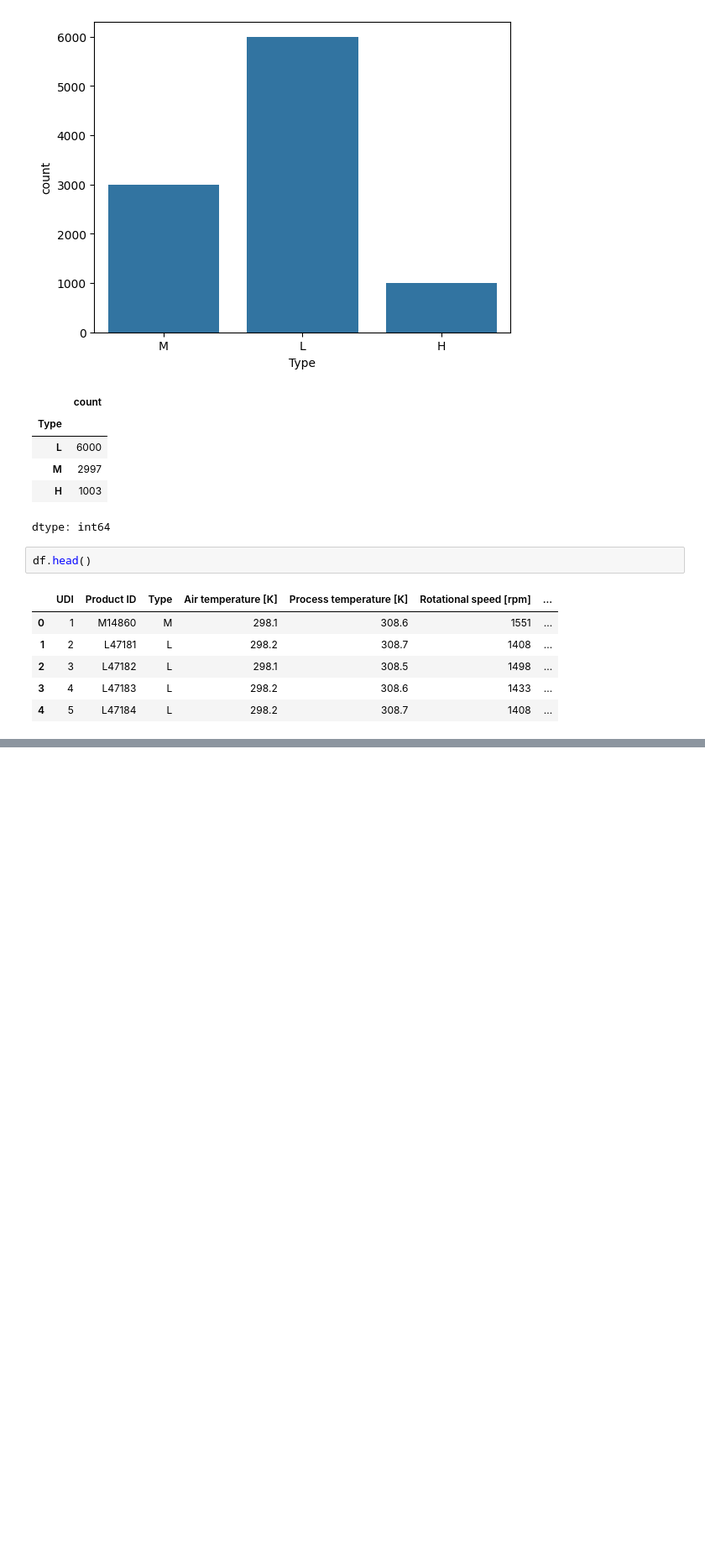
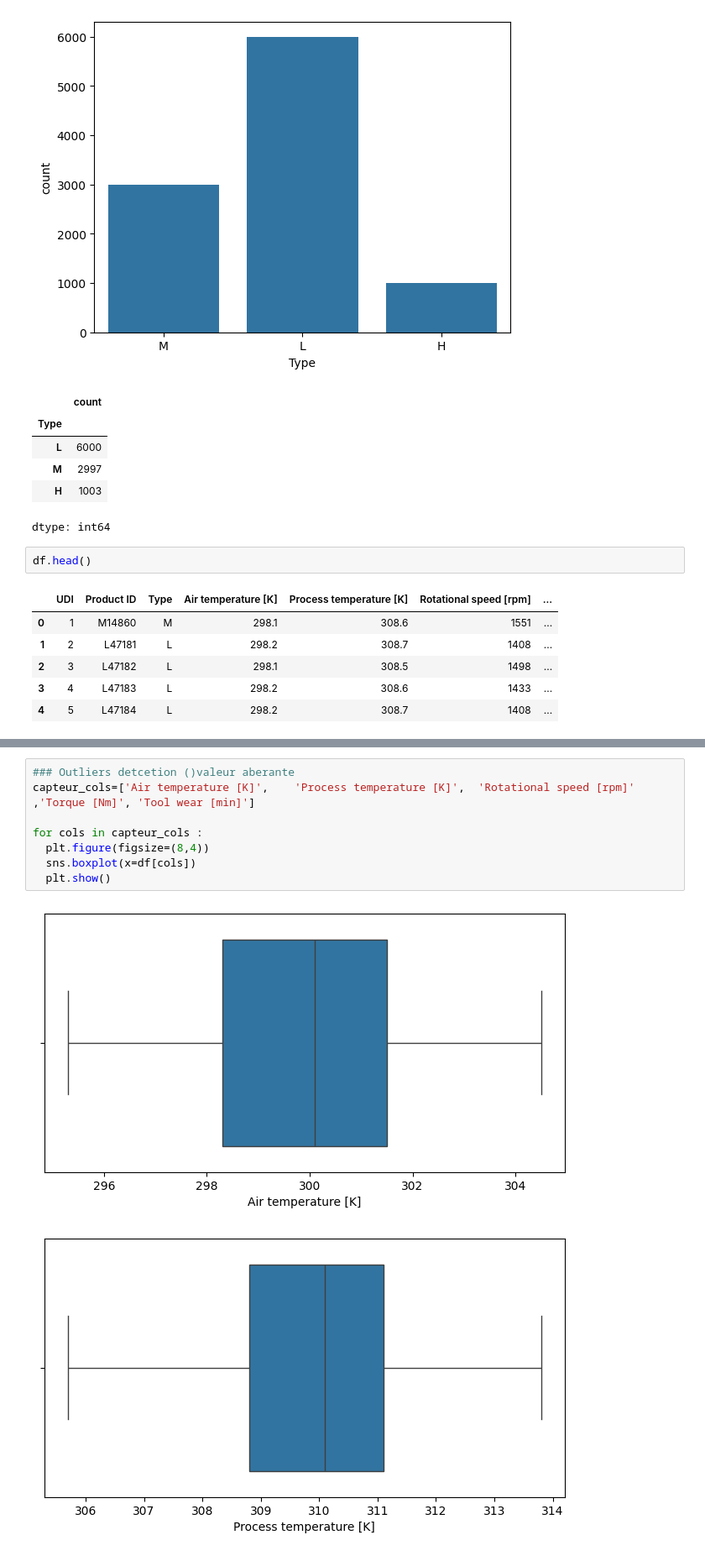
Before and after one commit to Mehdi007bond/Predictive_maintenance_ML, a Jupyter notebook: ML_Predictive_maintenance.ipynb, the cells around one changed output, grey strips where cells are left out. Shown at 84% size. Cells and saved outputs as stored; diff of their text form; blank space fills up the shorter version.

```diff
--- a/ML_Predictive_maintenance.ipynb
+++ b/ML_Predictive_maintenance.ipynb
@@ -163,0 +164,11 @@ sns.relplot(x="Air temperature [K]" , y ="Process temperature [K]" , data = df)
+# %%
+### Outliers detcetion ()valeur aberante
+capteur_cols=['Air temperature [K]',	'Process temperature [K]',	'Rotational speed [rpm]'	,'Torque [Nm]',	'Tool wear [min]']
+
+for cols in capteur_cols :
+  plt.figure(figsize=(8,4))
+  sns.boxplot(x=df[cols])
+  plt.show()
+# %% [output]
+[figure, added]
+[figure, added]
```
Also changed, not shown: parts of 2 cells of this notebook.
